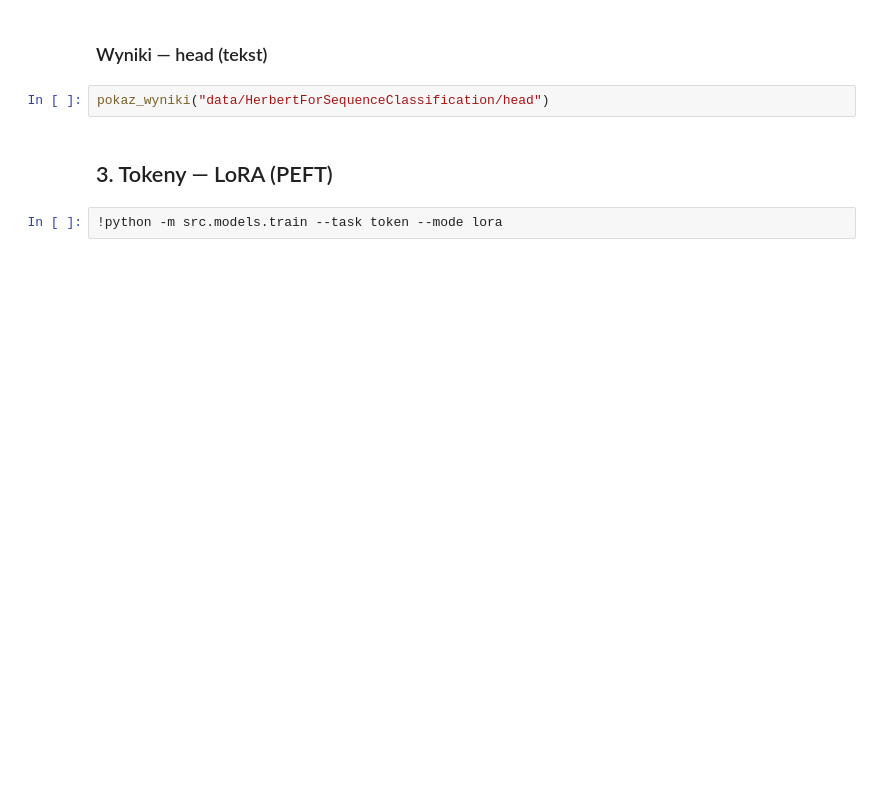
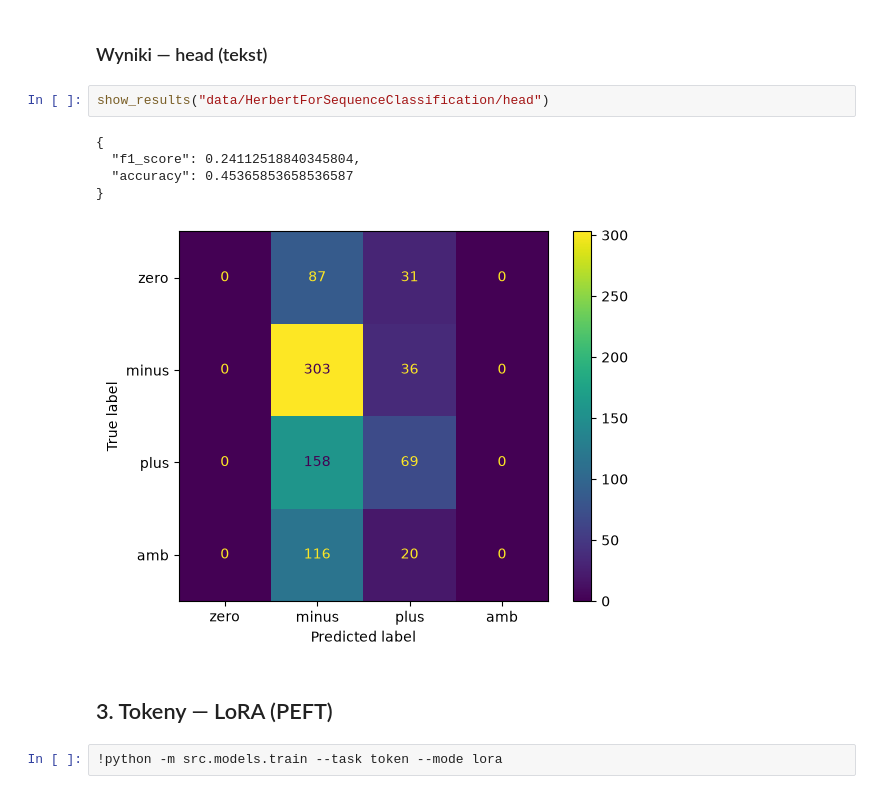
Before and after one commit to mtorzynska/nlp_language_models_lab, a Jupyter notebook: notebooks/colab_training.ipynb, the cells around one changed output. Cells and saved outputs as stored; diff of their text form; blank space fills up the shorter version.

```diff
--- a/notebooks/colab_training.ipynb
+++ b/notebooks/colab_training.ipynb
@@ -61,7 +137,13 @@ pokaz_wyniki("data/HerbertForSequenceClassification/lora")
 # %% [markdown]
 ### Wyniki — head (tekst)
 # %%
-pokaz_wyniki("data/HerbertForSequenceClassification/head")
+show_results("data/HerbertForSequenceClassification/head")
+# %% [output]
+{
+  "f1_score": 0.24112518840345804,
+  "accuracy": 0.45365853658536587
+}
+[figure, added]
 # %% [markdown]
 ## 3. Tokeny — LoRA (PEFT)
 # %%
```
Also changed, not shown: parts of 24 cells of this notebook, 9 other files.
